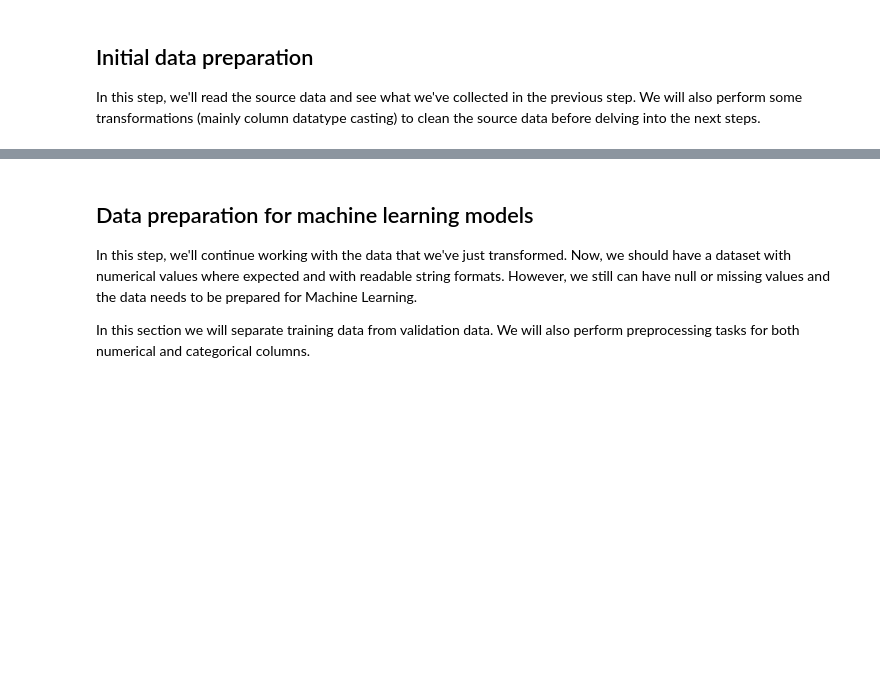
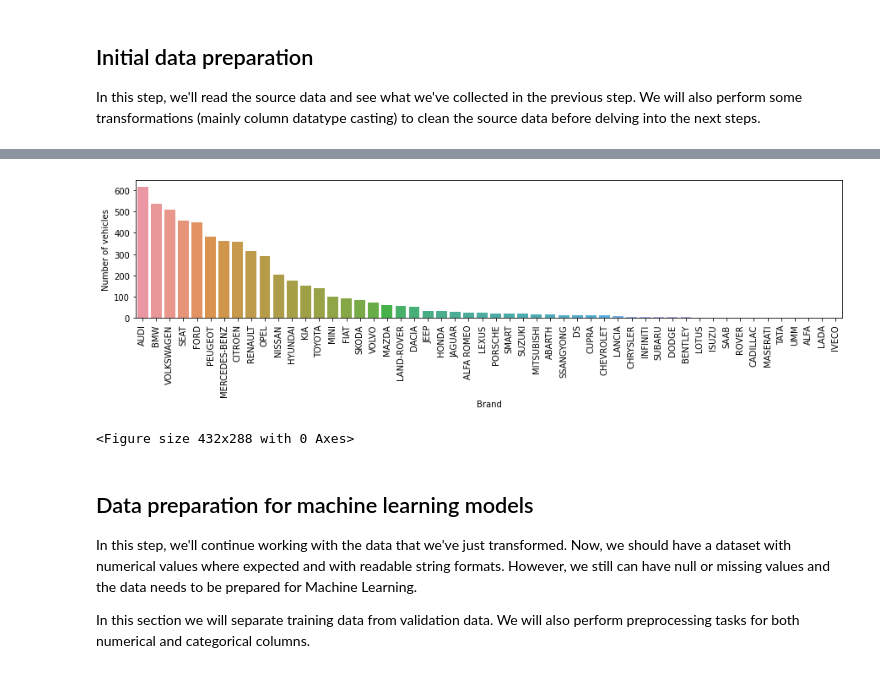
Before and after one commit to jjxp/Vehicle-Price-Prediction, a Jupyter notebook: VehicleDataAnalyzer.ipynb, the cells around one changed output, grey strips where cells are left out. Saved outputs shown, nothing was run; the diff lists cells and outputs as text; code cells hidden in the pictures; blank space fills up the shorter version.

Commit message:
Tune up and execution of notebook to show results

```diff
--- a/VehicleDataAnalyzer.ipynb
+++ b/VehicleDataAnalyzer.ipynb
@@ -104,3 +135,18 @@ X.hp = X.hp.apply(clean_hp).astype('int')
+# %%
+# In the previous cell, we noticed that the price range varies a lot. There are some ads with unreal prices (like 0€)
+# and too few vehicles with prices that are way too high. Let's filter out this and focus only on the average cars.
+X.drop(X[(X.price < 1000) | (X.price > 50000)].index, inplace = True)
+# %%
+# Let's also see the number of vehicles that we have for each brand
+fig, ax = plt.subplots(figsize = (15,3))
+plt1 = sns.countplot(X['brand'], order=pd.value_counts(X['brand']).index,)
+plt1.set(xlabel = 'Brand', ylabel= 'Number of vehicles')
+xticks(rotation = 90)
+plt.show()
+plt.tight_layout()
+# %% [output]
+[figure, added]
+<Figure size 432x288 with 0 Axes>
 # %% [markdown]
 ## Data preparation for machine learning models
 In this step, we'll continue working with the data that we've just transformed.
```
Also changed, not shown: parts of 10 cells of this notebook.
